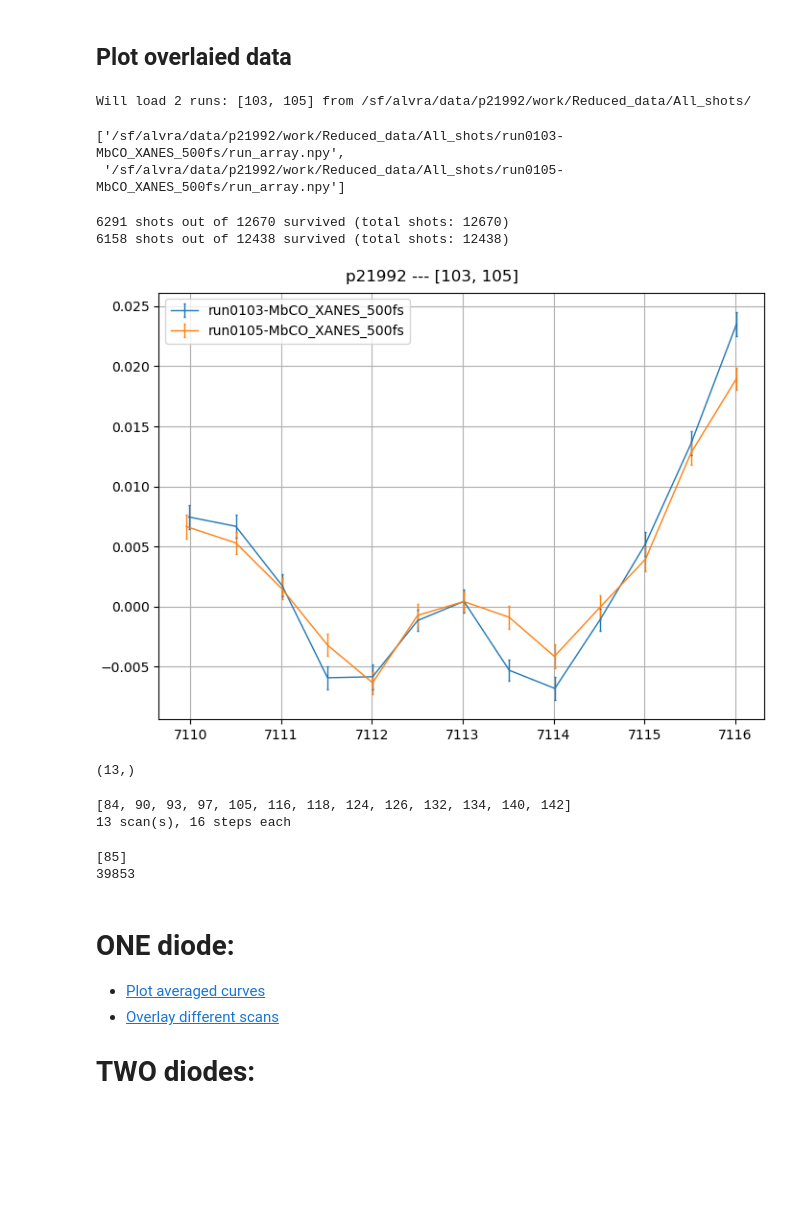
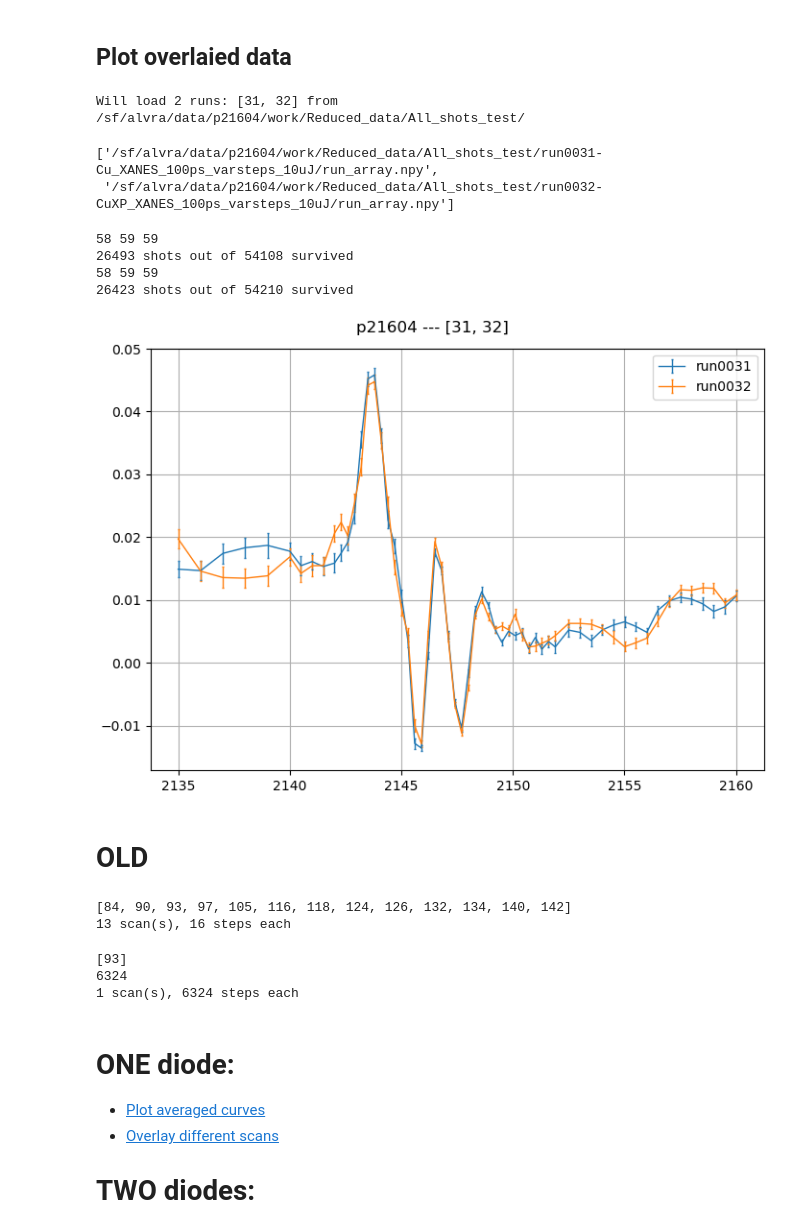
Before and after one commit to paulscherrerinstitute/alvra_beamline_scripts, a Jupyter notebook: Plotting_XANES.ipynb, the cells around one changed output. Drawn from its saved outputs; the diff is of its cells as text; code cells hidden in the pictures; blank space fills up the shorter version.

```diff
--- a/Plotting_XANES.ipynb
+++ b/Plotting_XANES.ipynb
@@ -21,17 +21,19 @@ warnings.filterwarnings('ignore')
 <a id='averaged_XAS'></a>
 ## Plot averaged data
 # %%
-pgroup = 'p21992'
-Loaddir_name = 'All_shots'
+pgroup = 'p21604'
+Loaddir_name = 'All_shots_test'
 
 twodiodes = True
-withTT    = True
+withTT    = False
 
 runlist = np.arange(63, 73)
 #runlist = np.arange(45, 48)
+runlist = [31, 32]
 
 ##############################################
 Loaddir = '/sf/alvra/data/{}/work/Reduced_data/{}'.format(pgroup, Loaddir_name)
+#Loaddir = '/sf/alvra/data/{}/work/Reduced_data/{}'.format(Loaddir_name)
 firstrun = glob.glob('/sf/alvra/data/{}/raw/*{:04d}*/meta/scan.json'.format(pgroup, runlist[0]))[0]
 from sfdata import SFScanInfo
 scan = SFScanInfo(firstrun)
@@ -70,5 +72,5 @@ quantile = 0.8
 
 rbk = readbacks[0]
 
-pp, GS, ES, err_pp, err_GS, err_ES, howmany = rebin_and_filter_XAS(data, quantile, rbk)
+pp, GS, ES, err_pp, err_GS, err_ES, err_pp2, err_GS2, err_ES2, howmany = rebin_and_filter_XAS(data, quantile, rbk)
 # %% [output]
@@ -150,15 +155,16 @@ plt.show()
 <a id='over_XAS'></a>
 ## Plot overlaied data
 # %%
-pgroup = 'p21992'
+pgroup = 'p21604'
 
 runlist = np.arange(45, 48)
-runlist = [103, 105]
+runlist = [31, 32]
 
-Loaddir_folder = 'All_shots'
+Loaddir_folder = 'All_shots_test'
 
 ##############################################
 Loaddir = '/sf/alvra/data/{}/work/Reduced_data/{}/'.format(pgroup, Loaddir_folder)
+
 titlestring_stack = pgroup + ' --- ' +str(runlist)
 print ('Will load {} runs: {} from {}'.format(len(runlist), runlist, Loaddir))
 check = []
@@ -169,44 +175,44 @@ for run in runlist:
         print("Some runs are missing")
 check
 # %% [output]
-Will load 2 runs: [103, 105] from /sf/alvra/data/p21992/work/Reduced_data/All_shots/
+Will load 2 runs: [31, 32] from /sf/alvra/data/p21604/work/Reduced_data/All_shots_test/
-['/sf/alvra/data/p21992/work/Reduced_data/All_shots/run0103-MbCO_XANES_500fs/run_array.npy',
- '/sf/alvra/data/p21992/work/Reduced_data/All_shots/run0105-MbCO_XANES_500fs/run_array.npy']
+['/sf/alvra/data/p21604/work/Reduced_data/All_shots_test/run0031-Cu_XANES_100ps_varsteps_10uJ/run_array.npy',
+ '/sf/alvra/data/p21604/work/Reduced_data/All_shots_test/run0032-CuXP_XANES_100ps_varsteps_10uJ/run_array.npy']
 # %%
 quantile = 0.7
 twodiodes = True
 
 ####################################################
 
 fig, (ax1) = plt.subplots(1, figsize=(7, 5), constrained_layout=True)
 plt.suptitle(titlestring_stack)
 
 lab = ['DMM','N2Q','N4PY']
 
 for index, run in enumerate(runlist):
     runname = 'run{:04d}'.format(run)
     data = {}
     data, _ = load_reduced_data(pgroup, Loaddir, [run], twodiodes)
     globals().update(data)
     #runname = np.asarray(data['name'])[0]
     rbk = np.asarray(data['readbacks'])[0]
 
-    pp_rebin, GS, ES, err_pp, err_GS, err_ES, _ = \
+    pp_rebin, GS, ES, err_pp, err_GS, err_ES, _, _, _, _ = \
     rebin_and_filter_XAS(data, quantile, rbk)
 
     ax1.errorbar(rbk, pp_rebin, err_pp, lw=1,markersize=0,capsize=1,capthick=1,
                    elinewidth=1,label=runname)#+' '+str(lab[index]))
 
 ax1.legend()
 ax1.grid()
 # %% [output]
-6291 shots out of 12670 survived (total shots: 12670)
-6158 shots out of 12438 survived (total shots: 12438)
+58 59 59
+26493 shots out of 54108 survived
+58 59 59
+26423 shots out of 54210 survived
-[figure, old version]
+[figure, new version]
-# %%
-np.shape(err_pp)
-# %% [output]
-(13,)
+# %% [markdown]
+# OLD
 # %%
 pgroup = 'p21992'
 Loaddir_name = 'XANES'
@@ -233,11 +239,11 @@ print ('{} scan(s), {} steps each'.format(len(runlist), int(len(DataDiode1_pump)
 13 scan(s), 16 steps each
 # %%
 pgroup = 'p21992'
-Loaddir_name = 'All_shots'
+Loaddir_name = 'XANES'
 
 #runlist = np.arange(22, 23)
 #runlist = [140, 146, 141, 147, 145]
-runlist = [85]
+runlist = [93]
 
 ##############################################
 Loaddir = '/sf/alvra/data/{}/work/Reduced_data/{}'.format(pgroup, Loaddir_name)
@@ -252,10 +258,11 @@ data, titlestring_stack = load_reduced_data(pgroup, Loaddir, runlist)
 globals().update(data)
 print (runlist)
 print (len(pump_1))
-#print ('{} scan(s), {} steps each'.format(len(runlist), int(len(pump_1)/len(runlist))))
+print ('{} scan(s), {} steps each'.format(len(runlist), int(len(pump_1)/len(runlist))))
 # %% [output]
-[85]
-39853
+[93]
+6324
+1 scan(s), 6324 steps each
 # %% [markdown]
 # ONE diode:
 * [Plot averaged curves](#Ave_data)
```
Also changed, not shown: parts of 5 cells of this notebook, 2 other files.
